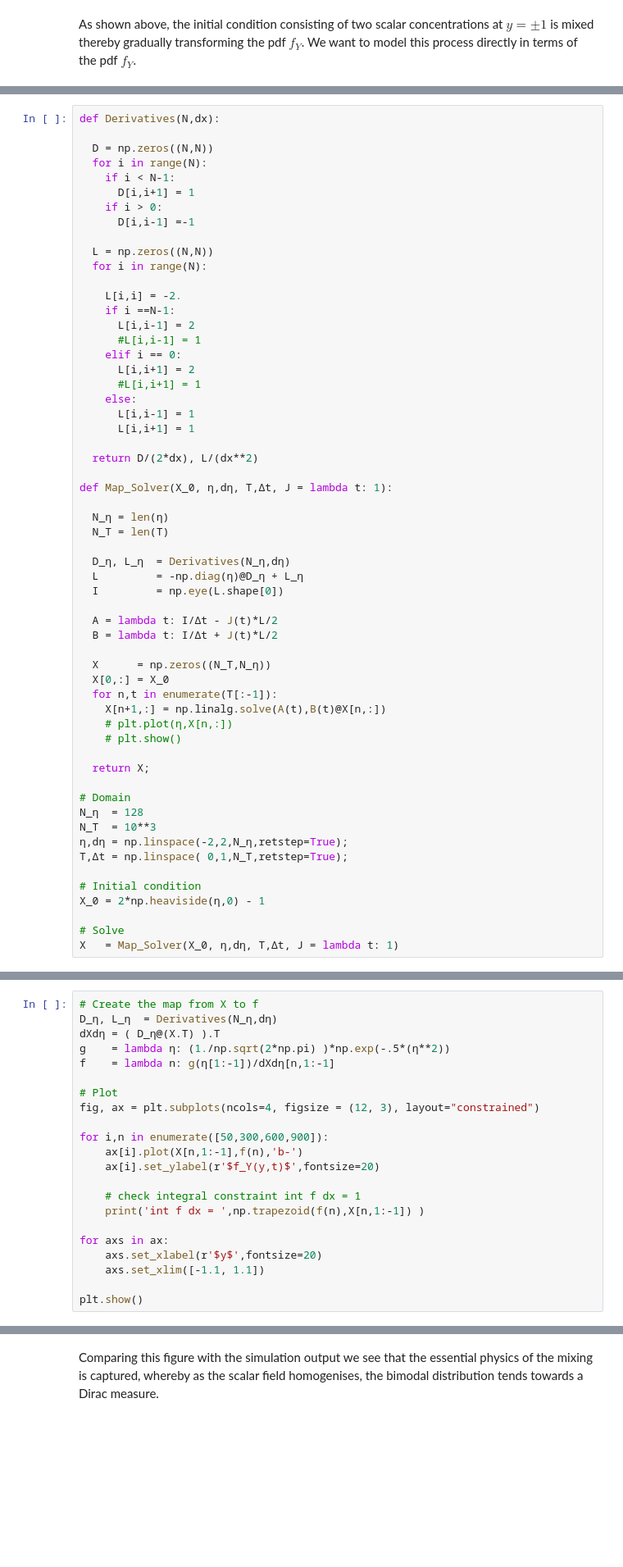
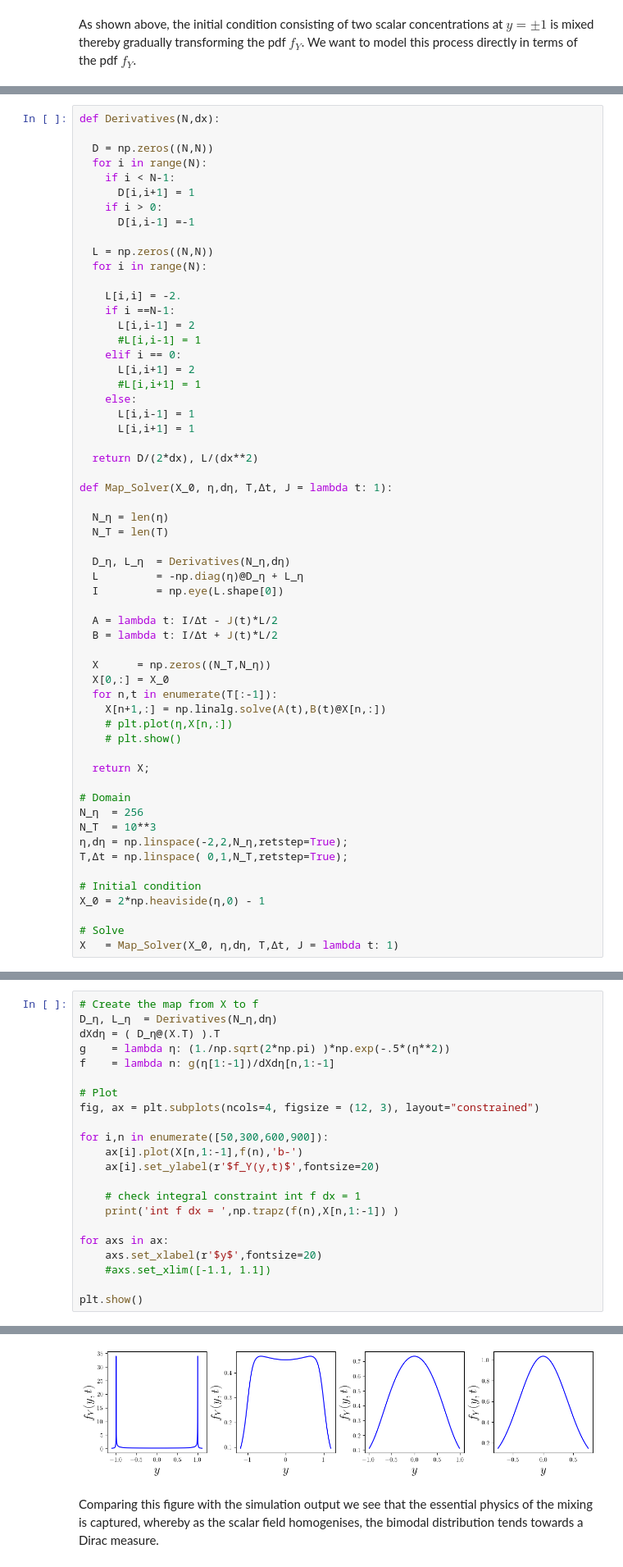
Before and after one commit to mannixp/D.strafity-mapping, a Jupyter notebook: Mapping/Part1_Mapping_1d.ipynb, the cells around one changed output, grey strips where cells are left out. Shown at 82% size. Cells and saved outputs as stored; diff of their text form; blank space fills up the shorter version.

```diff
--- a/Mapping/Part1_Mapping_1d.ipynb
+++ b/Mapping/Part1_Mapping_1d.ipynb
@@ -357,7 +354,7 @@ def Map_Solver(X_0, η,dη, T,Δt, J = lambda t: 1):
   return X;
 
 # Domain
-N_η  = 128
+N_η  = 256
 N_T  = 10**3
 η,dη = np.linspace(-2,2,N_η,retstep=True);
 T,Δt = np.linspace( 0,1,N_T,retstep=True);
@@ -392,11 +389,11 @@ for i,n in enumerate([50,300,600,900]):
     ax[i].set_ylabel(r'$f_Y(y,t)$',fontsize=20)
 
     # check integral constraint int f dx = 1
-    print('int f dx = ',np.trapezoid(f(n),X[n,1:-1]) )
+    print('int f dx = ',np.trapz(f(n),X[n,1:-1]) )
 
 for axs in ax:
     axs.set_xlabel(r'$y$',fontsize=20)
-    axs.set_xlim([-1.1, 1.1])
+    #axs.set_xlim([-1.1, 1.1])
 
 plt.show()
 # %% [output]
@@ -409,3 +404,4 @@ RuntimeError: Failed to process string with tex because latex could not be found
+[figure, added]
 # %% [markdown]
 Comparing this figure with the simulation output we see that the essential physics of the mixing is captured, whereby as the scalar field homogenises, the bimodal distribution tends towards a Dirac measure.
 # %% [markdown]
```
Also changed, not shown: parts of 11 cells of this notebook, 4 other files.
